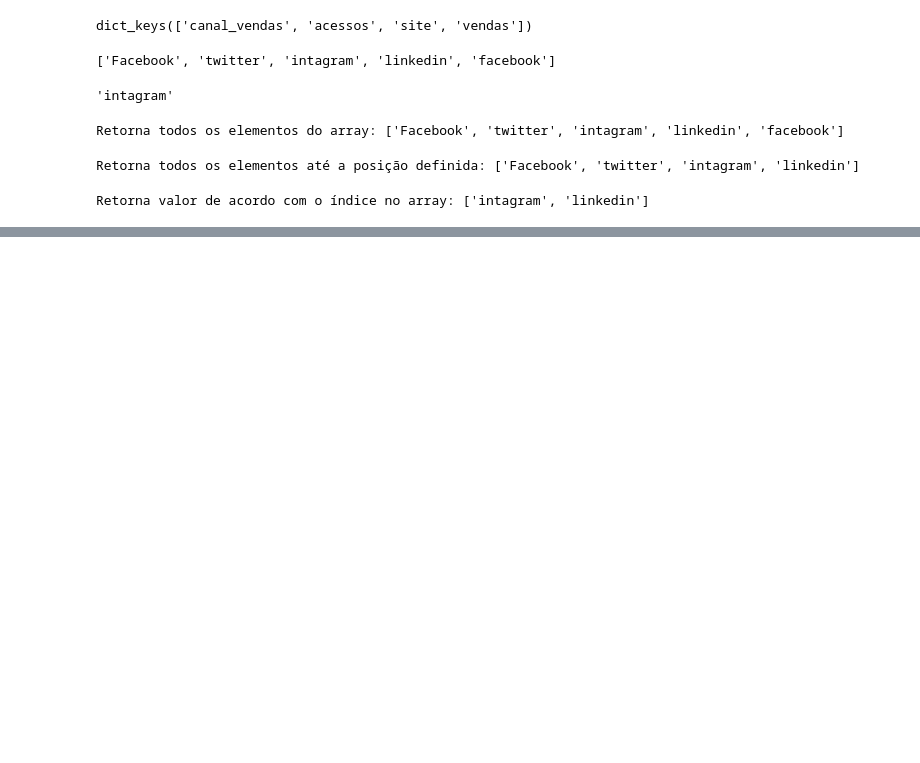
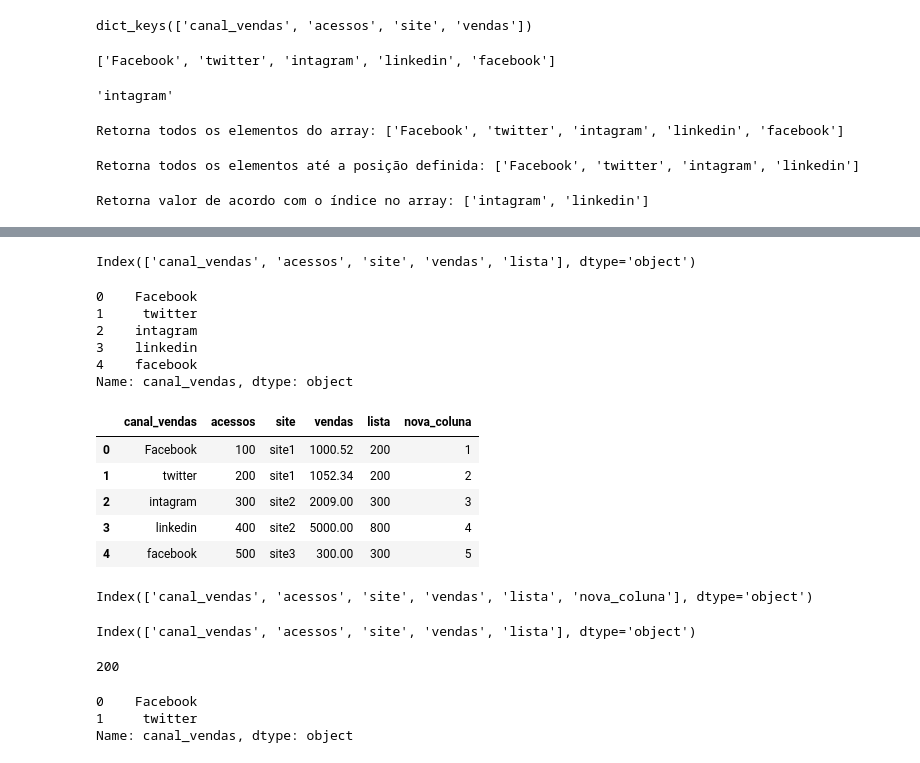
Before and after one commit to mr-dnl/aceleradev-codenation, a Jupyter notebook: aceleradev_semana2.ipynb, the cells around one changed output, grey strips where cells are left out. Saved outputs shown, nothing was run; the diff lists cells and outputs as text; code cells hidden in the pictures; blank space fills up the shorter version.

```diff
--- a/aceleradev_semana2.ipynb
+++ b/aceleradev_semana2.ipynb
@@ -76,0 +74,3 @@ del dados
+# %%
+#Criando uma lista
+lista = [200, 200, 300, 800, 300]
@@ -76,0 +92,3 @@ del dados
+# %%
+#Adicionando a lista ao dicionário
+dados['lista'] = lista
@@ -76,0 +105,3 @@ del dados
+# %%
+#Criar um data frame a partir de um dict
+dataframe = pd.DataFrame(dados)
@@ -76,0 +155,15 @@ del dados
+# %%
+#Printando os nomes da colunas
+dataframe.columns
+# %% [output]
+Index(['canal_vendas', 'acessos', 'site', 'vendas', 'lista'], dtype='object')
+# %%
+#Acessando uma coluna especifica
+dataframe['canal_vendas']
+# %% [output]
+0    Facebook
+1     twitter
+2    intagram
+3    linkedin
+4    facebook
+Name: canal_vendas, dtype: object
@@ -76,0 +173,13 @@ del dados
+# %%
+dataframe
+# %% [output]
+|  | canal_vendas | acessos | site | vendas | lista | nova_coluna |
+| 0 | Facebook | 100 | site1 | 1000.52 | 200 | 1 |
+| 1 | twitter | 200 | site1 | 1052.34 | 200 | 2 |
+| 2 | intagram | 300 | site2 | 2009.00 | 300 | 3 |
+| 3 | linkedin | 400 | site2 | 5000.00 | 800 | 4 |
+| 4 | facebook | 500 | site3 | 300.00 | 300 | 5 |
+# %%
+dataframe.columns
+# %% [output]
+Index(['canal_vendas', 'acessos', 'site', 'vendas', 'lista', 'nova_coluna'], dtype='object')
@@ -76,0 +190,17 @@ del dados
+# %%
+#Mostrondo as colunas
+dataframe.columns
+# %% [output]
+Index(['canal_vendas', 'acessos', 'site', 'vendas', 'lista'], dtype='object')
+# %%
+#Acessando valores especificos
+dataframe['acessos'][1]
+# %% [output]
+200
+# %%
+#Acessando fatia de coluna especifica
+dataframe['canal_vendas'][:2]
+# %% [output]
+0    Facebook
+1     twitter
+Name: canal_vendas, dtype: object
```
Also changed, not shown: parts of 31 cells of this notebook.
